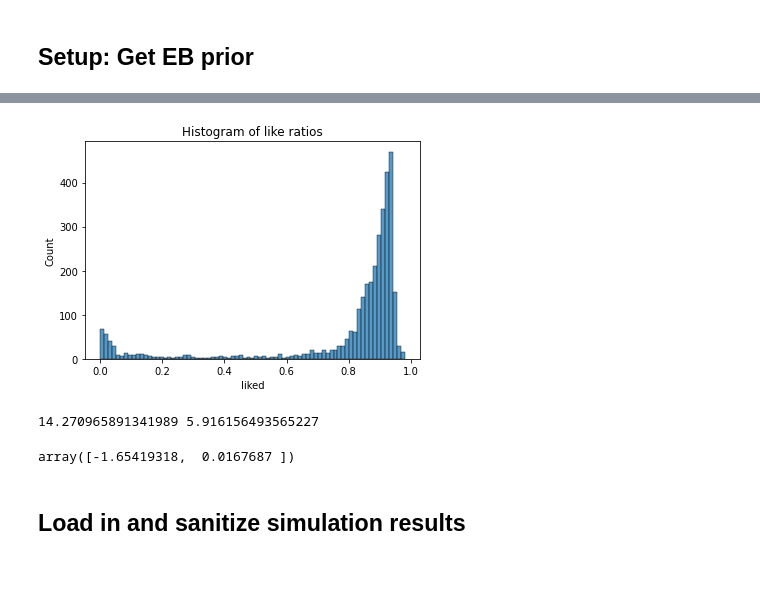
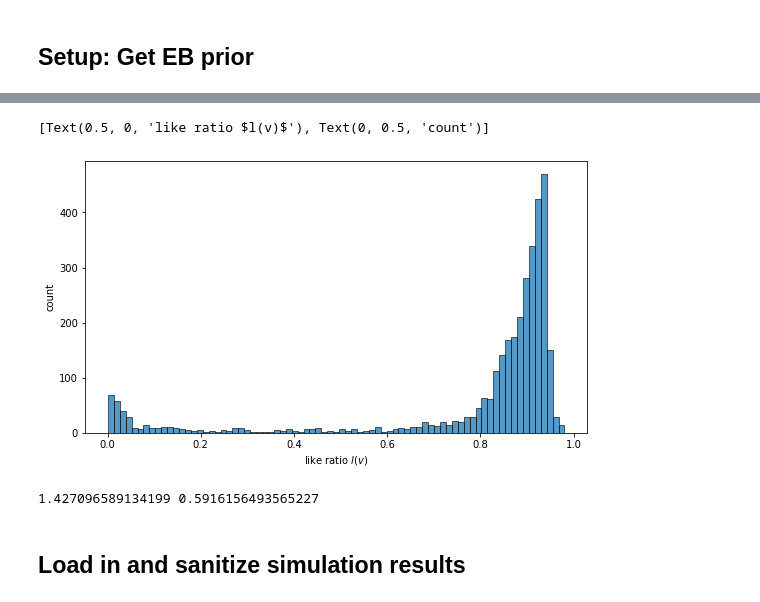
Before and after one commit to LEFTA98/ratings_with_eb, a Jupyter notebook: ec_plots.ipynb, the cells around one changed output, grey strips where cells are left out. Cells and saved outputs as stored; diff of their text form; code cells hidden in the pictures; blank space fills up the shorter version.

Commit message:
added plotting for large priors

```diff
--- a/ec_plots.ipynb
+++ b/ec_plots.ipynb
@@ -25,9 +35,12 @@ video_df = kuairec_df.groupby(['video_id']).mean()['liked']
 # %%
 train_videos, test_videos = train_test_split(video_df, test_size = 0.4, random_state=1729)
 # %%
-_ = sns.histplot(video_df).set(title='Histogram of like ratios')
+fig, ax = plt.subplots(figsize=(9,5))
+plot = sns.histplot(video_df)
+plot.set(xlabel='like ratio $l(v)$',ylabel='count')
 # %% [output]
+[Text(0.5, 0, 'like ratio $l(v)$'), Text(0, 0.5, 'count')]
-[figure, old version]
+[figure, new version]
 # %%
 def transform_values(i,n,prior=1/2):
     return (i*(n-1)+prior)/n
@@ -37,10 +51,6 @@ prior_a, prior_b, loc, scale = beta.fit([transform_values(i, len(train_videos.va
 # %%
-prior_a *= 10
-prior_b *= 10
+# prior_a *= 10
+# prior_b *= 10
 print(prior_a, prior_b)
 # %% [output]
-14.270965891341989 5.916156493565227
+1.427096589134199 0.5916156493565227
-# %%
--0.2*np.array([prior_a, prior_b]) + 1.2*np.array([1,1])
-# %% [output]
-array([-1.65419318,  0.0167687 ])
```
Also changed, not shown: parts of 42 cells of this notebook.
